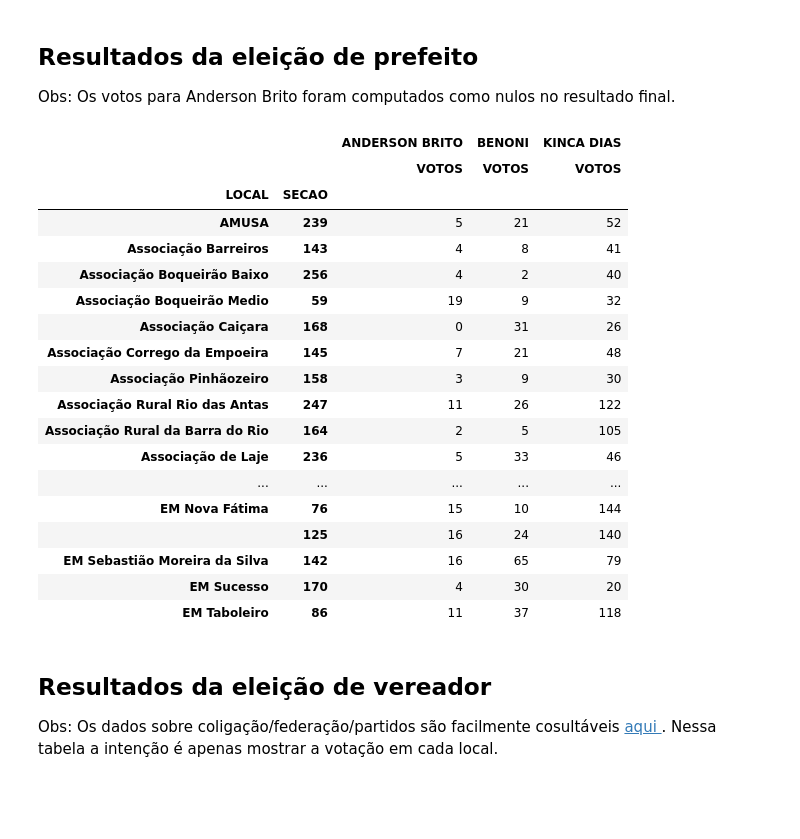
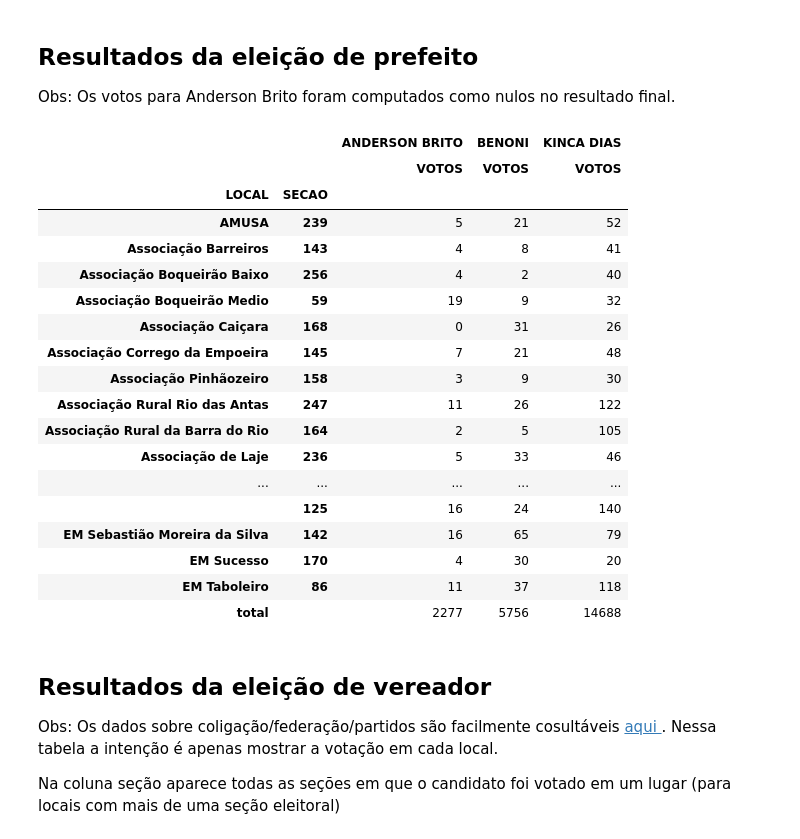
Before and after one commit to nfmmendes/eleicoes-salinas-2024, a Jupyter notebook: Resultado eleições municipais - Salinas(MG) 2024.ipynb, the cells around one changed output. Saved outputs shown, nothing was run; the diff lists cells and outputs as text; code cells hidden in the pictures; blank space fills up the shorter version.

```diff
--- a/Resultado eleições municipais - Salinas(MG) 2024.ipynb
+++ b/Resultado eleições municipais - Salinas(MG) 2024.ipynb
@@ -15,41 +15,45 @@ df = pd.read_csv("prefeito-final.csv", sep=";", encoding="ANSI", index_col=0).so
 # AJUSTA A VISIBILIDADE DA TABELA
 pd.set_option('display.max_rows', len(df) + 1)
 
 # AGRUPA POR LUGAR DE VOTAÇÃO, SEÇÃO E CANDIDATO
 df = df.groupby(by=["LOCAL", "SECAO", "CANDIDATO"]).sum()
 
 # TRANSFORMA OS CANDIDADOS EM COLUNAS
 df = df.stack().unstack([-2,-1]).rename_axis((None, None), axis=1)
 
+# APENAS INCLUI O TOTAL NA ÚLTIMA LINHA
+df.loc['total', : ] = df.sum().values
+
 # CORRIGE UMA CONVERSÃO INDESEJADA PARA VALORES DE PONTO FLUTUANTE
 for c in df.columns:
     df[c] = df[c].fillna(0).astype(int)
 
 # MOSTRA TABELA
 display(df)
 # %% [output]
 |  |  | ANDERSON BRITO | BENONI | KINCA DIAS |
 |  |  | VOTOS | VOTOS | VOTOS |
 | LOCAL | SECAO |  |  |  |
 | AMUSA | 239 | 5 | 21 | 52 |
 | Associação Barreiros | 143 | 4 | 8 | 41 |
 | Associação Boqueirão Baixo | 256 | 4 | 2 | 40 |
 | Associação Boqueirão Medio | 59 | 19 | 9 | 32 |
 | Associação Caiçara | 168 | 0 | 31 | 26 |
 | Associação Corrego da Empoeira | 145 | 7 | 21 | 48 |
 | Associação Pinhãozeiro | 158 | 3 | 9 | 30 |
 | Associação Rural Rio das Antas | 247 | 11 | 26 | 122 |
 | Associação Rural da Barra do Rio | 164 | 2 | 5 | 105 |
 | Associação de Laje | 236 | 5 | 33 | 46 |
 | ... | ... | ... | ... | ... |
-| EM Nova Fátima | 76 | 15 | 10 | 144 |
 |  | 125 | 16 | 24 | 140 |
 | EM Sebastião Moreira da Silva | 142 | 16 | 65 | 79 |
 | EM Sucesso | 170 | 4 | 30 | 20 |
 | EM Taboleiro | 86 | 11 | 37 | 118 |
+| total |  | 2277 | 5756 | 14688 |
 # %% [markdown]
 <H2> Resultados da eleição de vereador </H2>
 <p> Obs: Os dados sobre coligação/federação/partidos são facilmente cosultáveis <a href="https://resultados.tse.jus.br/oficial/app/index.html#/divulga/votacao-de-partidos;e=619;cargo=13;uf=mg;mu=51390"> aqui </a>. Nessa tabela a intenção é apenas mostrar a votação em cada local. </p>
+<p> Na coluna seção aparece todas as seções em que o candidato foi votado em um lugar (para locais com mais de uma seção eleitoral) </p>
 # %%
 # LE DADOS
 df = pd.read_csv("vereador-final.csv", sep=";", encoding="ANSI", index_col=0).sort_values(by="SECAO")
```
Also changed, not shown: parts of 1 cell of this notebook.
